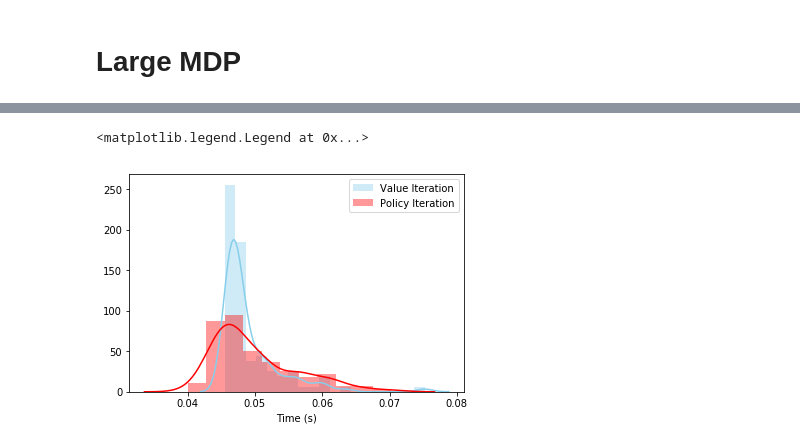
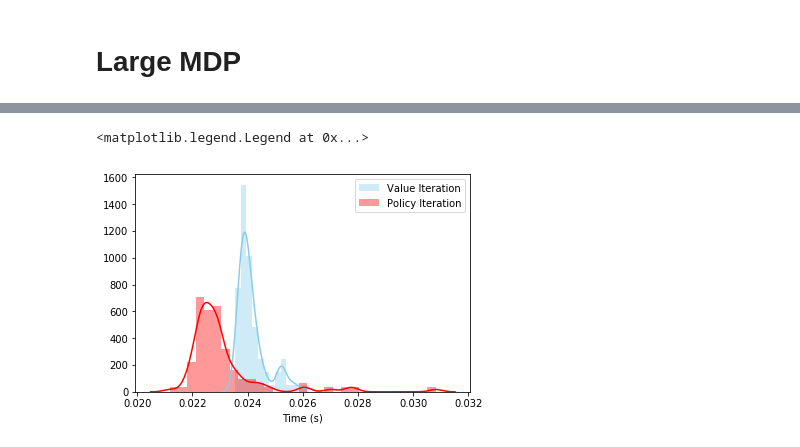
Before and after one commit to nshea3/ml_notebooks_p4, a Jupyter notebook: aimacode_mdp.ipynb, the cells around one changed output, grey strips where cells are left out. Saved outputs shown, nothing was run; the diff lists cells and outputs as text; code cells hidden in the pictures.

```diff
--- a/aimacode_mdp.ipynb
+++ b/aimacode_mdp.ipynb
@@ -617,28 +551,26 @@ bp = plt.boxplot([pi_time, vi_time], labels=["Value Iteration", "Policy Iteratio
 # %%
-import timeit
-
 setup = '''
 import mdp
 
 gridmdp = mdp.GridMDP([[-0.04, -0.04, -0.04, -0.04, -0.04, -0.04, -0.04, -0.04],
                    [-0.04, None, -0.04, -0.04, -0.04, None, -0.04, -0.04],
                    [-0.04, -0.04, -0.04, -0.04, -0.04, -0.04, -0.04, -0.04],
                    [-0.04, -0.04, -0.04, -0.04, -0.04, -0.04, -0.04, -0.04],
                    [-0.04, None, -0.04, -0.04, -0.04, None, -0.04, +1],
                    [-0.04, -0.04, -0.04, -0.04, -0.04, -0.04, -0.04, -1]],
                    terminals=[(7, 0), (7, 1)])
 '''
 
-pi_time = timeit.Timer('mdp.policy_iteration(gridmdp, k=15)', setup = setup).repeat(100,10)
-vi_time = timeit.Timer('mdp.value_iteration(gridmdp)', setup = setup).repeat(100,10)
+pi_time = timeit.Timer('mdp.policy_iteration(gridmdp, k=1)', setup = setup).repeat(100,10)
+vi_time = timeit.Timer('mdp.value_iteration(gridmdp, epsilon=0.5)', setup = setup).repeat(100,10)
 
 
 times_df = pd.DataFrame({'Value Iteration':vi_time, 'Policy Iteration':pi_time})
 
 sns.distplot( times_df["Value Iteration"] , color="skyblue", label="Value Iteration")
 sns.distplot( times_df["Policy Iteration"] , color="red", label="Policy Iteration")
 plt.xlabel("Time (s)")
 plt.legend()
 # %% [output]
 <matplotlib.legend.Legend at 0x...>
-[figure, old version]
+[figure, new version]
```
Also changed, not shown: parts of 46 cells of this notebook.
